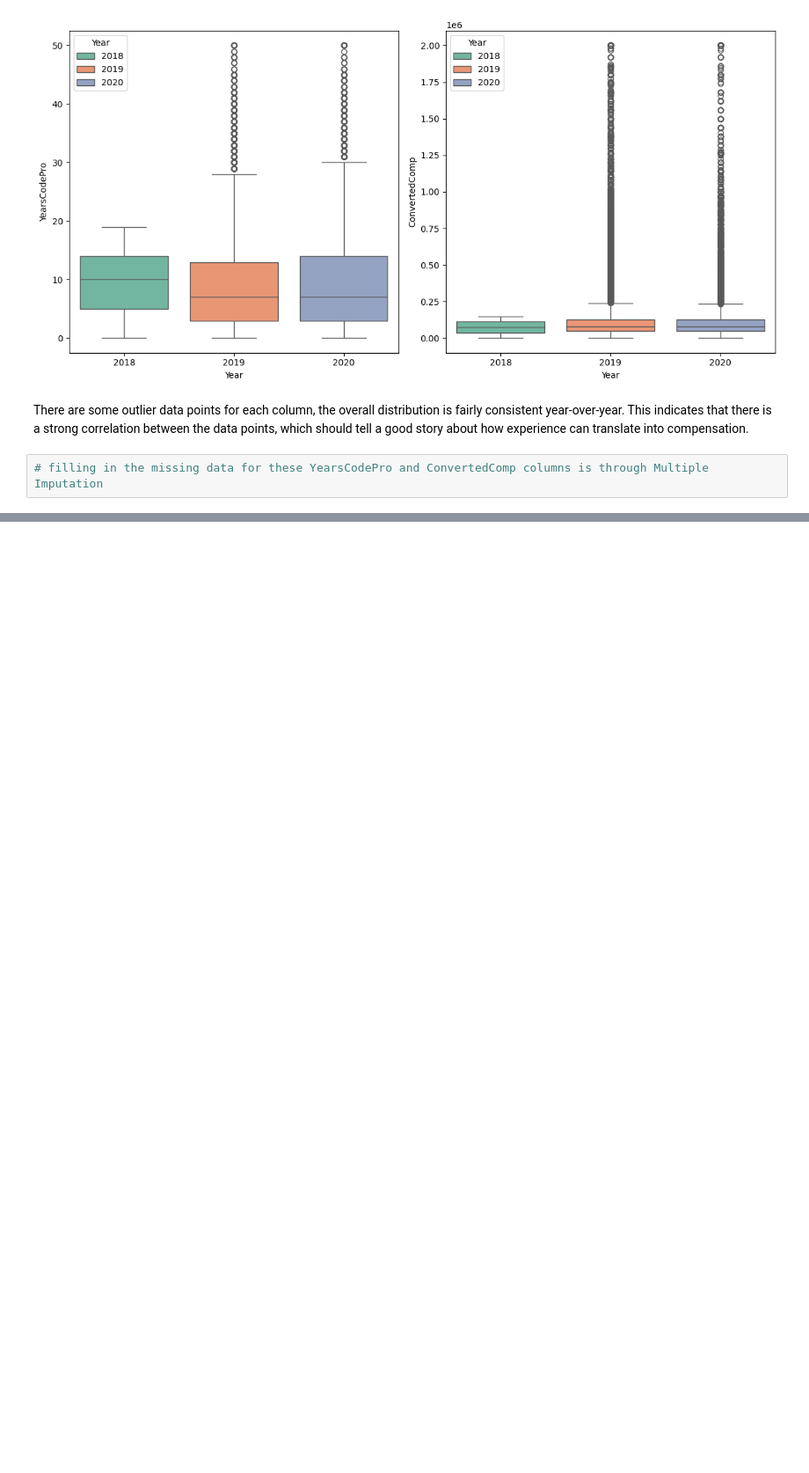
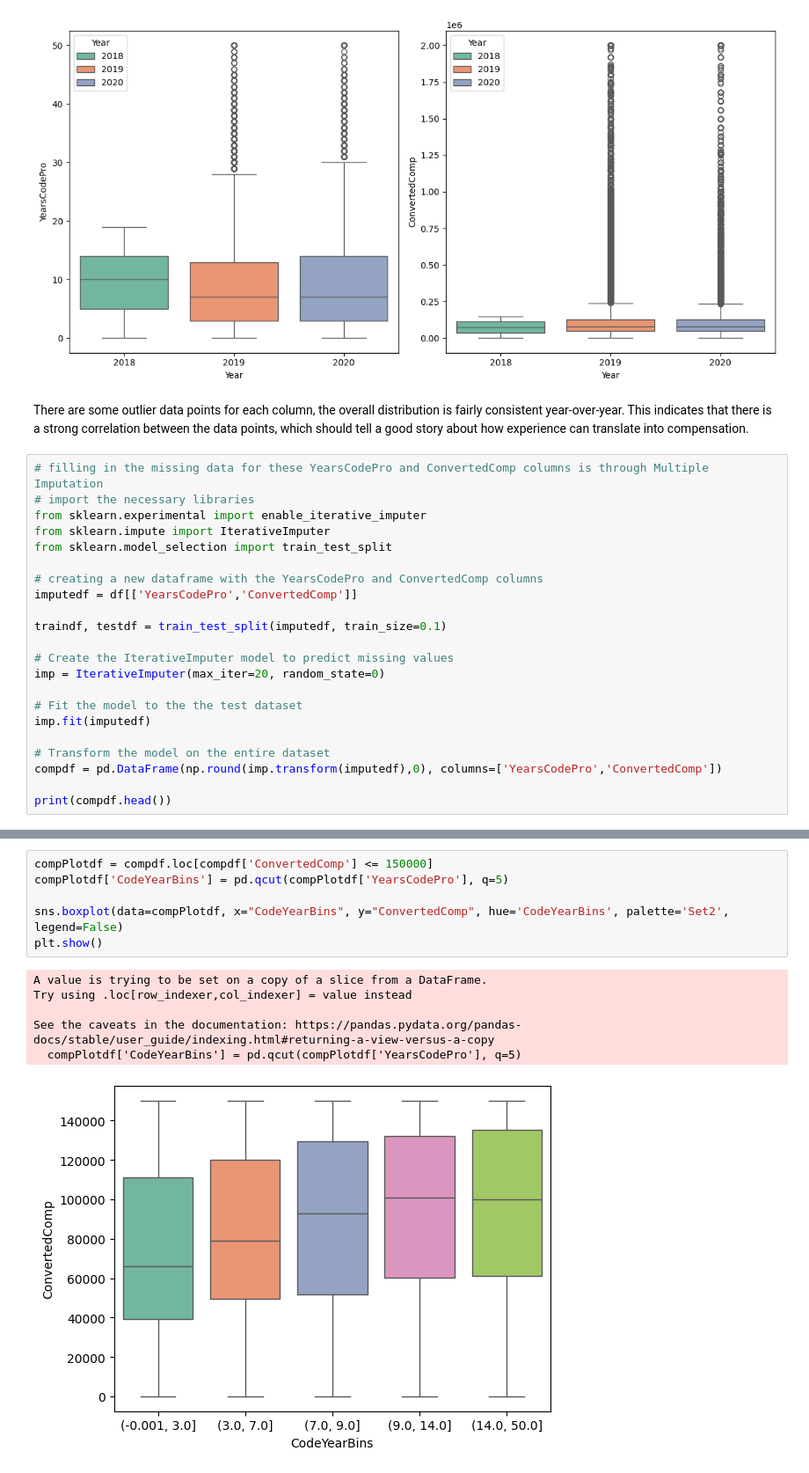
Before and after one commit to 7086600/stack_overflow_analysis_project, a Jupyter notebook: stack_overflow_analysis.ipynb, the cells around one changed output, grey strips where cells are left out. Shown at 88% size. Saved outputs shown, nothing was run; the diff lists cells and outputs as text; blank space fills up the shorter version.

Commit message:
filling in the missing data by Multiple Imputation with lib sklearn

```diff
--- a/stack_overflow_analysis.ipynb
+++ b/stack_overflow_analysis.ipynb
@@ -423,3 +423,23 @@ plt.show()
 There are some outlier data points for each column, the overall distribution is fairly consistent year-over-year. This indicates that there is a strong correlation between the data points, which should tell a good story about how experience can translate into compensation.
 # %%
 # filling in the missing data for these YearsCodePro and ConvertedComp columns is through Multiple Imputation
+# import the necessary libraries
+from sklearn.experimental import enable_iterative_imputer
+from sklearn.impute import IterativeImputer
+from sklearn.model_selection import train_test_split
+
+# creating a new dataframe with the YearsCodePro and ConvertedComp columns
+imputedf = df[['YearsCodePro','ConvertedComp']]
+
+traindf, testdf = train_test_split(imputedf, train_size=0.1)
+
+# Create the IterativeImputer model to predict missing values
+imp = IterativeImputer(max_iter=20, random_state=0)
+
+# Fit the model to the the test dataset
+imp.fit(imputedf)
+
+# Transform the model on the entire dataset
+compdf = pd.DataFrame(np.round(imp.transform(imputedf),0), columns=['YearsCodePro','ConvertedComp'])
+
+print(compdf.head())
@@ -425,0 +453,13 @@ There are some outlier data points for each column, the overall distribution is
+# %%
+compPlotdf = compdf.loc[compdf['ConvertedComp'] <= 150000]
+compPlotdf['CodeYearBins'] = pd.qcut(compPlotdf['YearsCodePro'], q=5)
+
+sns.boxplot(data=compPlotdf, x="CodeYearBins", y="ConvertedComp", hue='CodeYearBins', palette='Set2', legend=False)
+plt.show()
+# %% [output]
+A value is trying to be set on a copy of a slice from a DataFrame.
+Try using .loc[row_indexer,col_indexer] = value instead
+
+See the caveats in the documentation: https://pandas.pydata.org/pandas-docs/stable/user_guide/indexing.html#returning-a-view-versus-a-copy
+  compPlotdf['CodeYearBins'] = pd.qcut(compPlotdf['YearsCodePro'], q=5)
+[figure, added]
```
Also changed, not shown: parts of 1 cell of this notebook.
